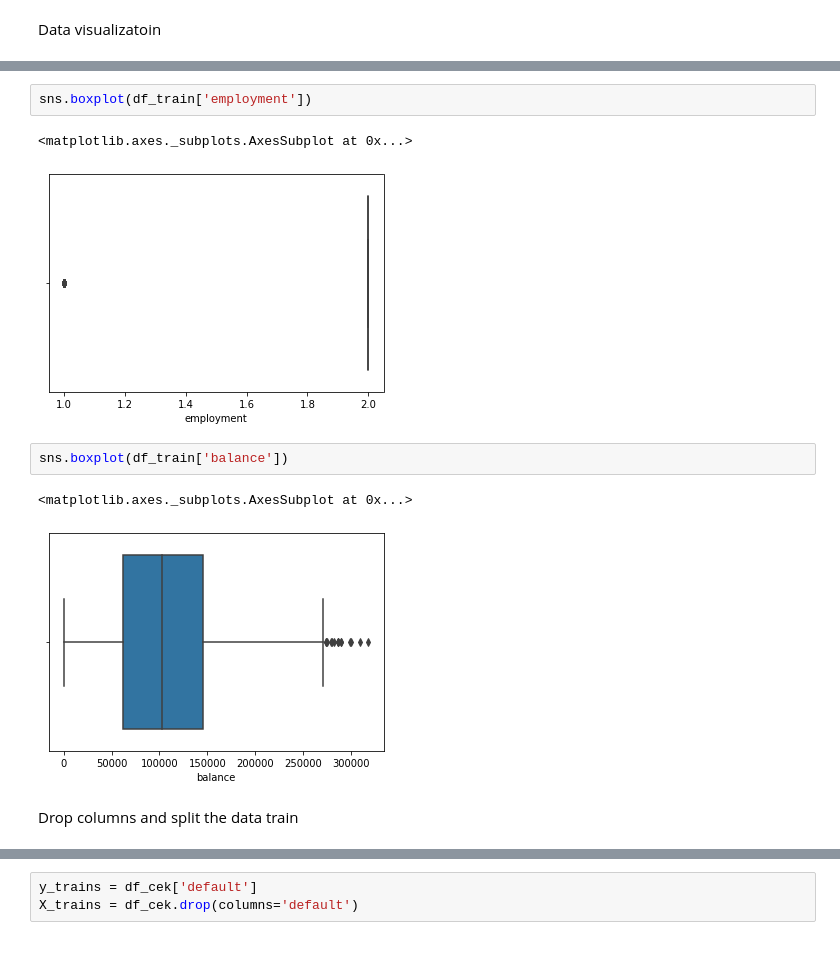
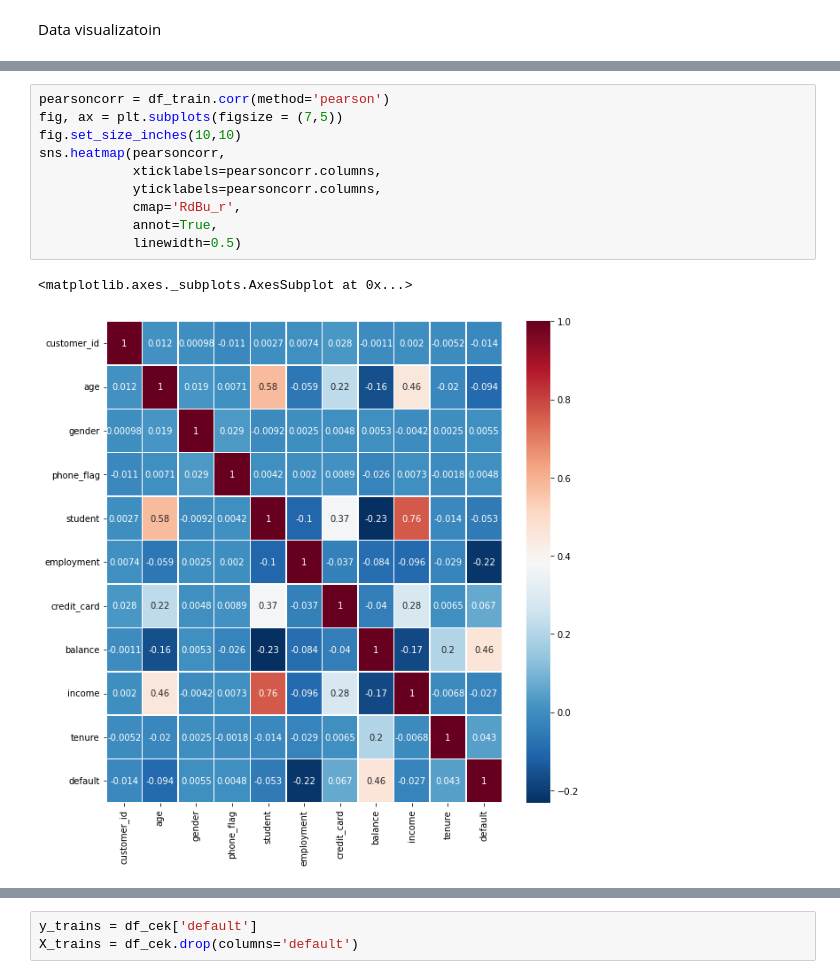
Before and after one commit to zakiyyah-ai/Risk-Credit-Analyst, a Jupyter notebook: Risk_Credit_Competition.ipynb, the cells around one changed output, grey strips where cells are left out. Saved outputs shown, nothing was run; the diff lists cells and outputs as text; blank space fills up the shorter version.

```diff
--- a/Risk_Credit_Competition.ipynb
+++ b/Risk_Credit_Competition.ipynb
@@ -249,12 +200,13 @@ sns.boxplot(df_train['student'])
-# %%
-sns.boxplot(df_train['employment'])
-# %% [output]
-<matplotlib.axes._subplots.AxesSubplot at 0x...>
-[figure, removed]
-# %%
-sns.boxplot(df_train['balance'])
-# %% [output]
-<matplotlib.axes._subplots.AxesSubplot at 0x...>
-[figure, removed]
-# %% [markdown]
-Drop columns and split the data train
+# %%
+pearsoncorr = df_train.corr(method='pearson')
+fig, ax = plt.subplots(figsize = (7,5))
+fig.set_size_inches(10,10)
+sns.heatmap(pearsoncorr,
+            xticklabels=pearsoncorr.columns,
+            yticklabels=pearsoncorr.columns,
+            cmap='RdBu_r',
+            annot=True,
+            linewidth=0.5)
+# %% [output]
+<matplotlib.axes._subplots.AxesSubplot at 0x...>
+[figure, added]
```
Also changed, not shown: parts of 21 cells of this notebook.
